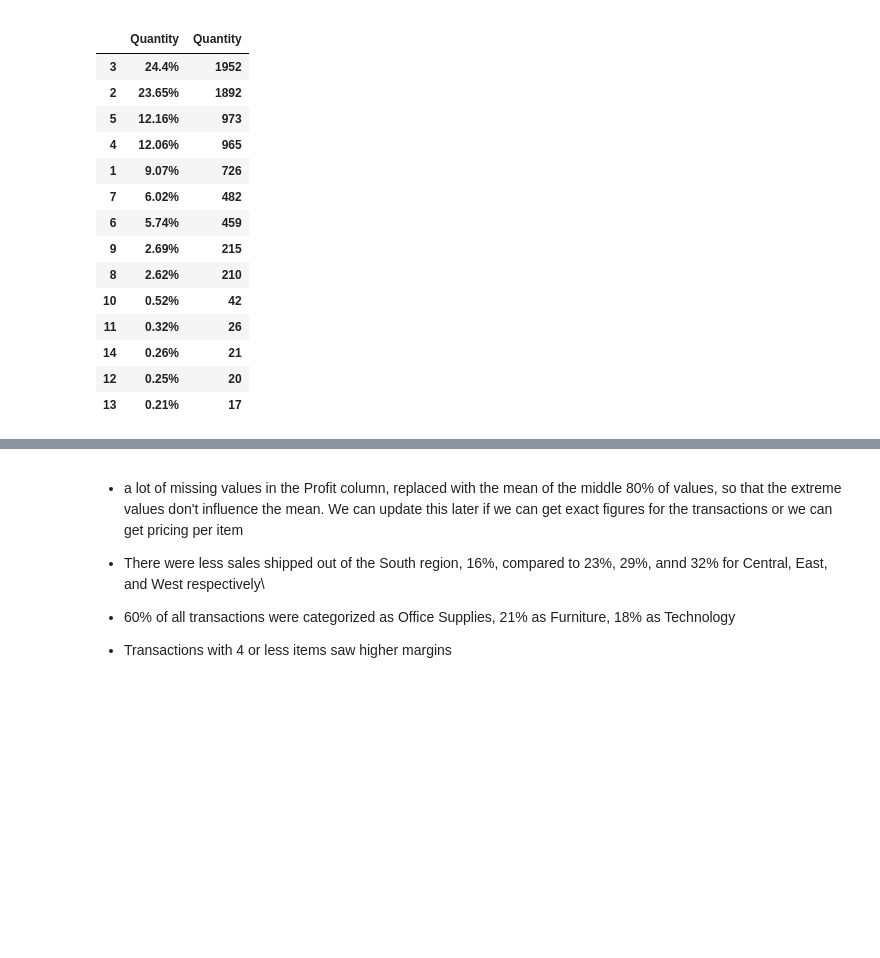
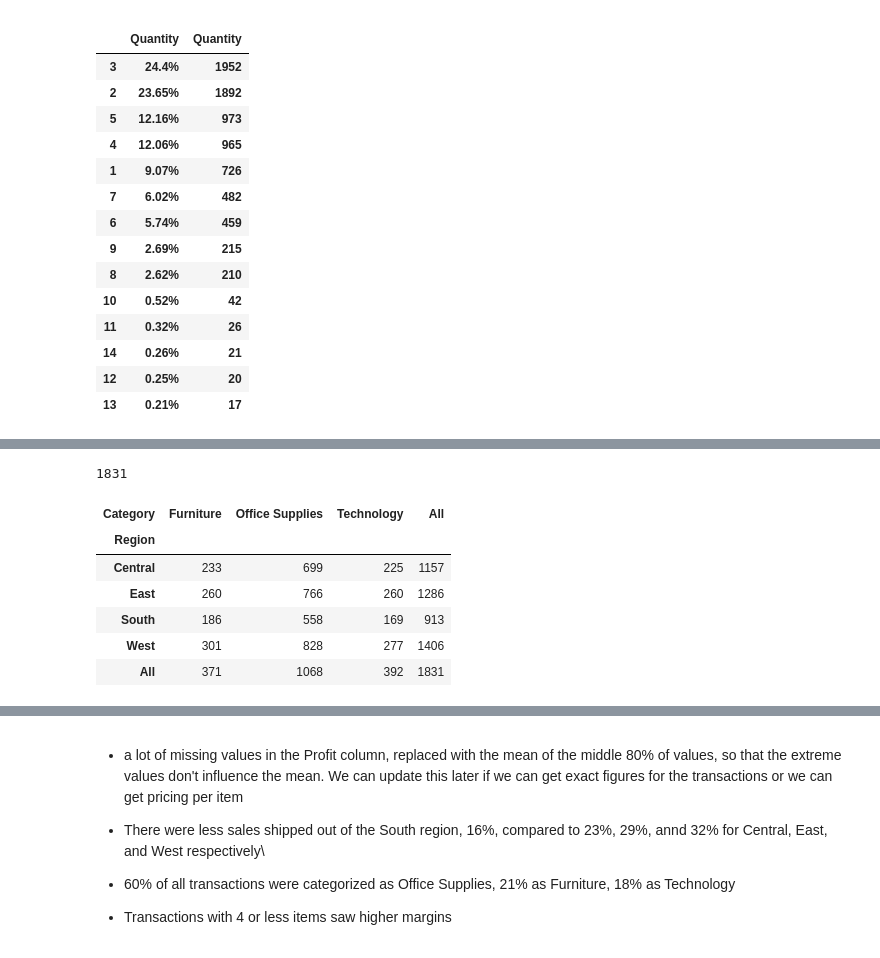
Before and after one commit to WickedoneC/Misc, a Jupyter notebook: DC_DAP/Untitled.ipynb, the cells around one changed output, grey strips where cells are left out. Cells and saved outputs as stored; diff of their text form; code cells hidden in the pictures; blank space fills up the shorter version.

```diff
--- a/DC_DAP/Untitled.ipynb
+++ b/DC_DAP/Untitled.ipynb
@@ -550,0 +658,14 @@ prettyTable(df, 'Quantity')
+# %%
+display(df['Product ID'].nunique())
+
+# df.pivot(index='Region', columns='Category', values='Product ID')
+df.pivot_table(index='Region', columns='Category', values='Product ID', aggfunc=pd.Series.nunique, margins = True)
+# %% [output]
+1831
+| Category | Furniture | Office Supplies | Technology | All |
+| Region |  |  |  |  |
+| Central | 233 | 699 | 225 | 1157 |
+| East | 260 | 766 | 260 | 1286 |
+| South | 186 | 558 | 169 | 913 |
+| West | 301 | 828 | 277 | 1406 |
+| All | 371 | 1068 | 392 | 1831 |
```
Also changed, not shown: parts of 21 cells of this notebook.
